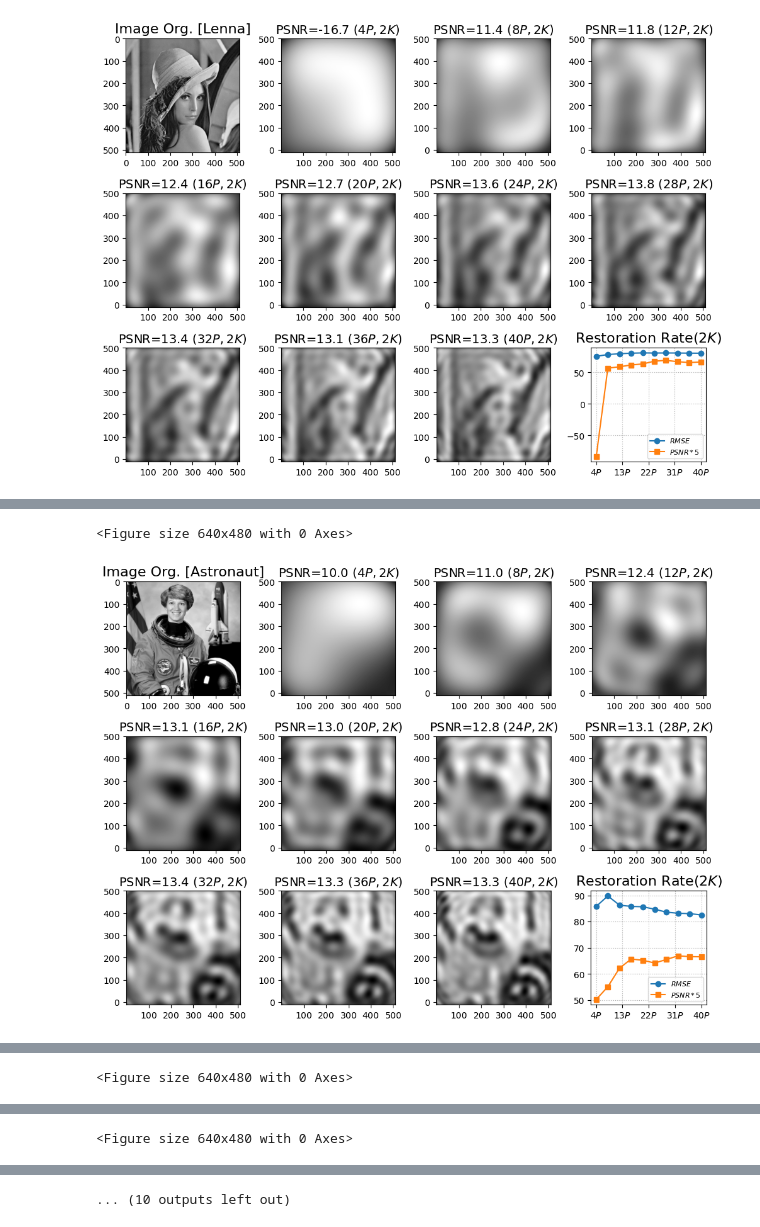
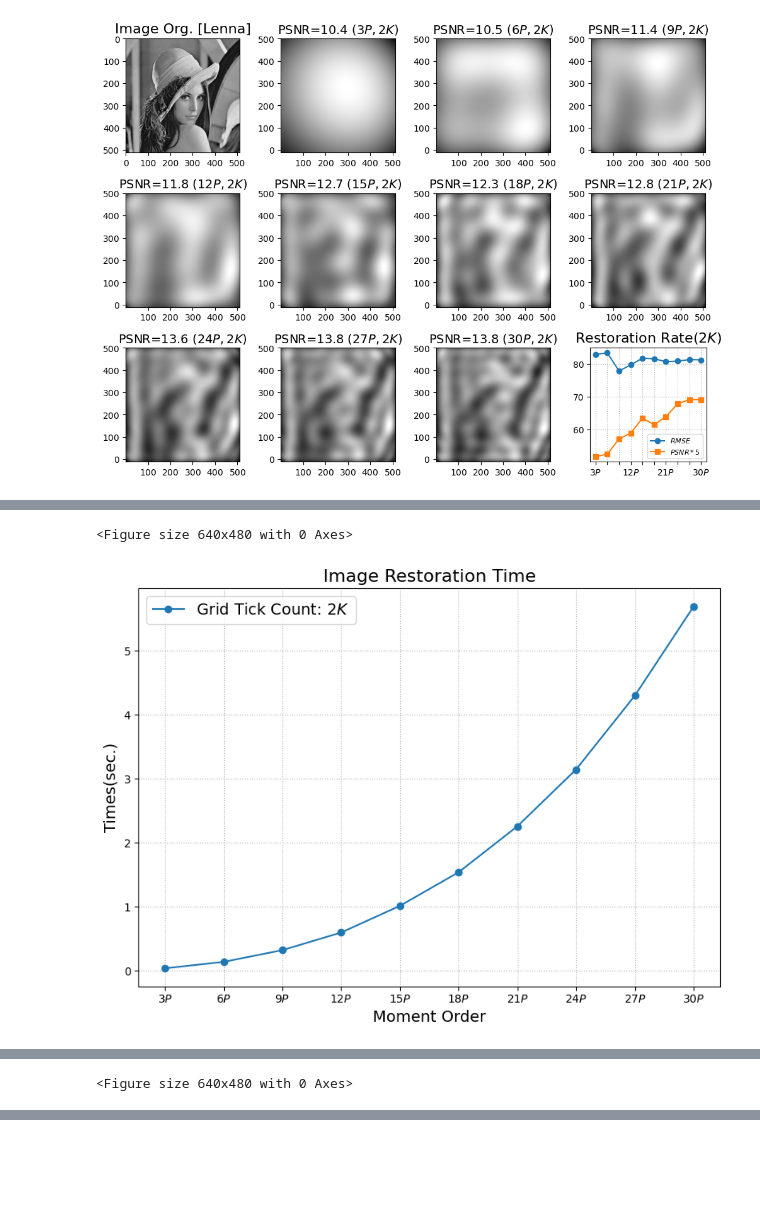
Before and after one commit to sunabove/Zernike, a Jupyter notebook: ATest_072_ImageRestore.ipynb, the cells around one changed output, grey strips where cells are left out. Saved outputs shown, nothing was run; the diff lists cells and outputs as text; code cells hidden in the pictures; blank space fills up the shorter version.

```diff
--- a/ATest_072_ImageRestore.ipynb
+++ b/ATest_072_ImageRestore.ipynb
@@ -16,19 +16,19 @@ Ks = torch.arange( K, K + 1 )
 col_cnt = 4
 row_cnt = 3
 
-step = 4 # 3 4
+step = 3 # 3 4
 
 img_lbls = [ ]
 src_dir = "."
 
 if 1 : img_lbls.append( [ cv.imread( f'{src_dir}/image/lenna.png', 0 ), "lenna" ] )
 if 1 : img_lbls.append( [ skimage.data.astronaut(), "astronaut" ] )
-if 1 : img_lbls.append( [ skimage.data.camera(), "camera" ] )
+if 1 : img_lbls.append( [ skimage.data.camera(), "camera men" ] )
 if 1 : img_lbls.append( [ skimage.data.brick(), "brick" ] )
 if 1 : img_lbls.append( [ skimage.data.moon(), "moon" ] )
 if 1 : img_lbls.append( [ skimage.data.grass(), "grass" ] )
 
-img_lbls = img_lbls[ : ]
+img_lbls = img_lbls[ : 1 ]
 
 test_image_restore( img_lbls, Ks, col_cnt=col_cnt, row_cnt=row_cnt, step=step, use_cache=use_cache, debug=debug )
 
@@ -54 +54 @@ Warm up gpu devices ... Done.
-[figure, old version]
+[figure, new version]
@@ -70,2 +56,2 @@ result_figure_file = /home/machine/Zernike/result/atest_072_imagerestore_40P_2K_
 <Figure size 640x480 with 0 Axes>
-[figure, old version]
+[figure, new version]
@@ -104 +61,0 @@ result_figure_file = /home/machine/Zernike/result/atest_072_imagerestore_40P_2K_
-<Figure size 640x480 with 0 Axes>
@@ -121 +61,0 @@ result_figure_file = /home/machine/Zernike/result/atest_072_imagerestore_40P_2K_
-... (10 outputs left out)
```
Also changed, not shown: parts of 1 cell of this notebook, 1 other file.
